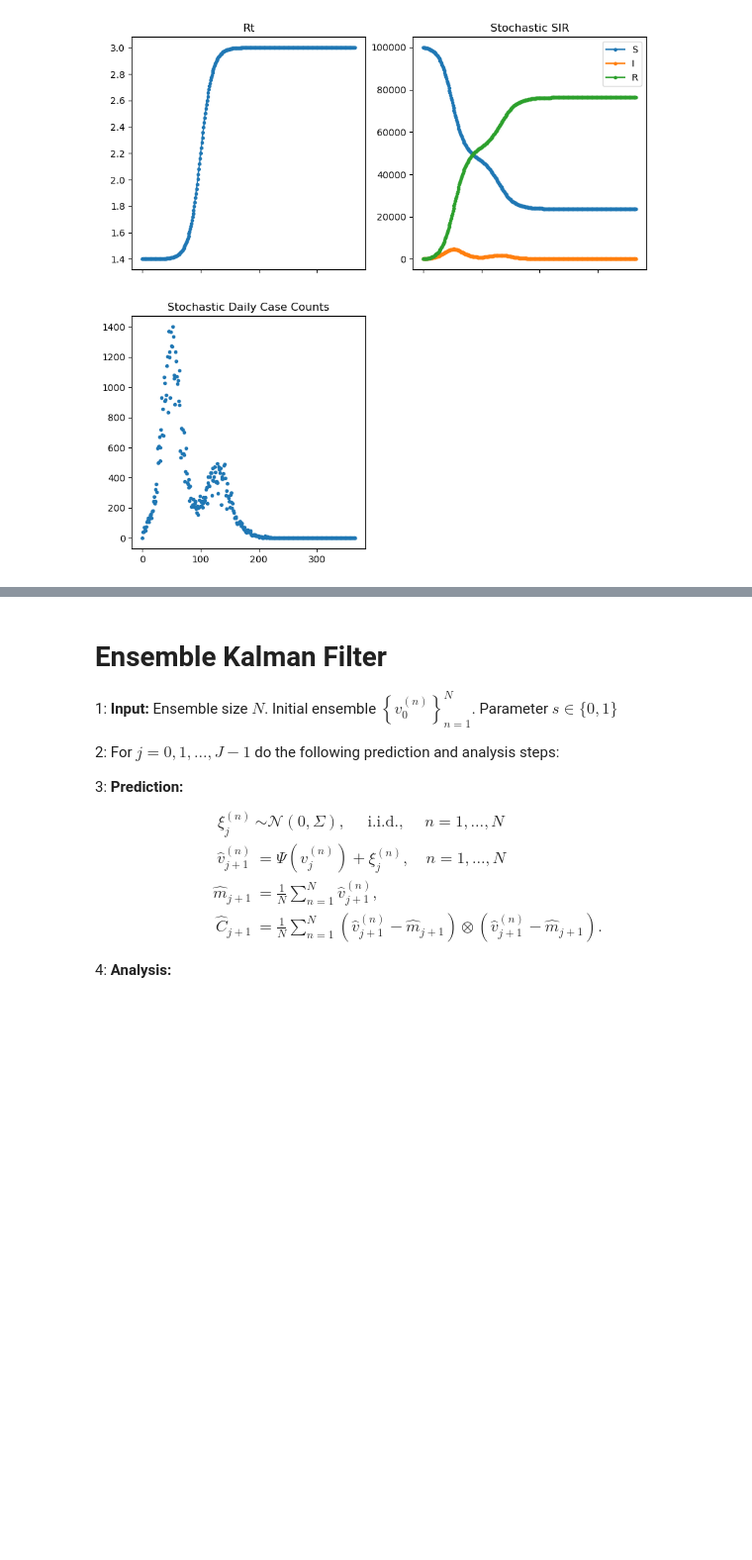
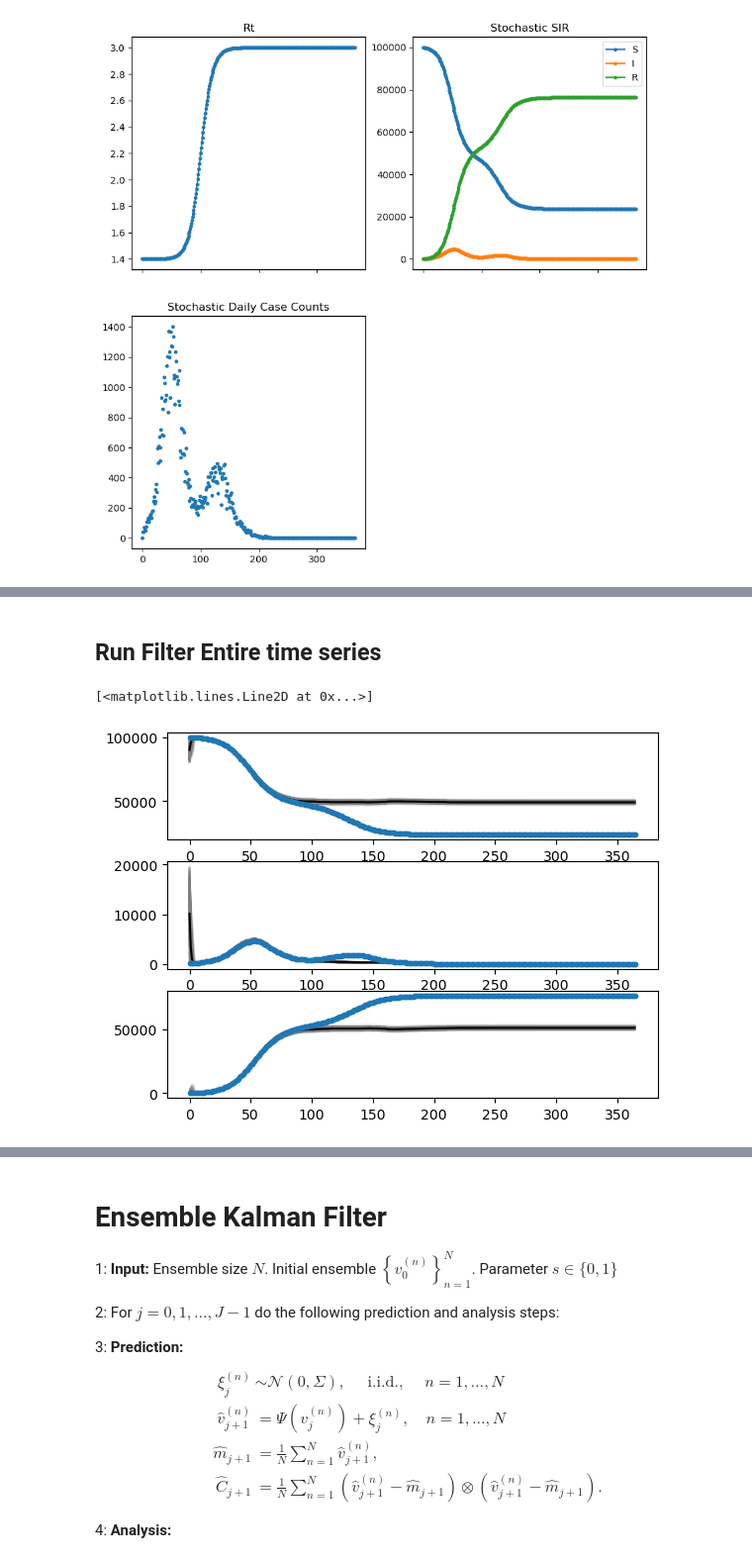
Before and after one commit to hwunrow/epykalman, a Jupyter notebook: src/rt_kalman_filter.ipynb, the cells around one changed output, grey strips where cells are left out. Shown at 99% size. Drawn from its saved outputs; the diff is of its cells as text; code cells hidden in the pictures; blank space fills up the shorter version.

```diff
--- a/src/rt_kalman_filter.ipynb
+++ b/src/rt_kalman_filter.ipynb
@@ -42,0 +244,2 @@ data.plot_all()
+# %% [markdown]
+## Run Filter Entire time series
@@ -42,0 +343,16 @@ data.plot_all()
+# %%
+fig, ax = plt.subplots(3)
+ax[0].plot([x.S for x in x_list], color='gray', alpha=0.1)
+ax[0].plot(np.mean([x.S for x in x_list], axis=1), color='black')
+ax[0].plot(data.S, '.')
+
+ax[1].plot([x.I for x in x_list], color='gray', alpha=0.1)
+ax[1].plot(np.mean([x.I for x in x_list], axis=1), color='black')
+ax[1].plot(data.I, '.')
+
+ax[2].plot([x.R for x in x_list], color='gray', alpha=0.1)
+ax[2].plot(np.mean([x.R for x in x_list], axis=1), color='black')
+ax[2].plot(data.R, '.')
+# %% [output]
+[<matplotlib.lines.Line2D at 0x...>]
+[figure, added]
```
Also changed, not shown: parts of 70 cells of this notebook.
